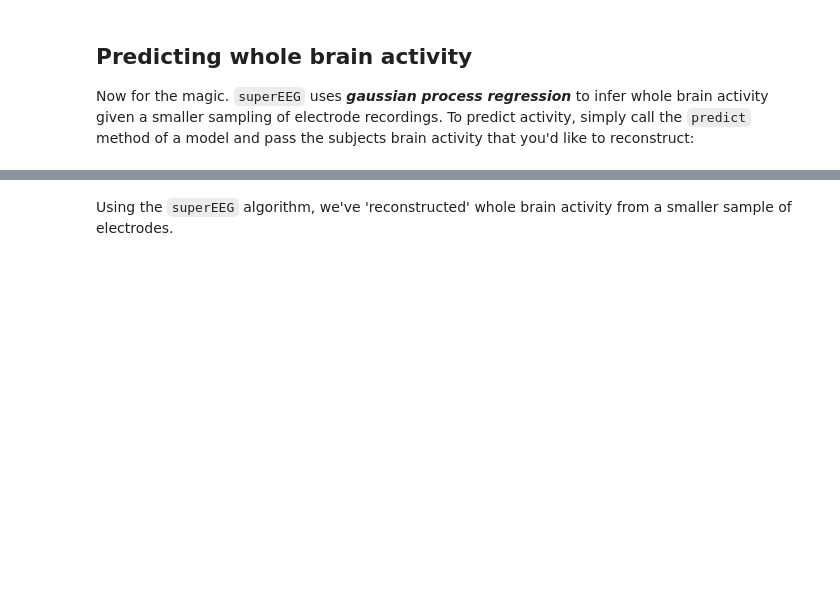
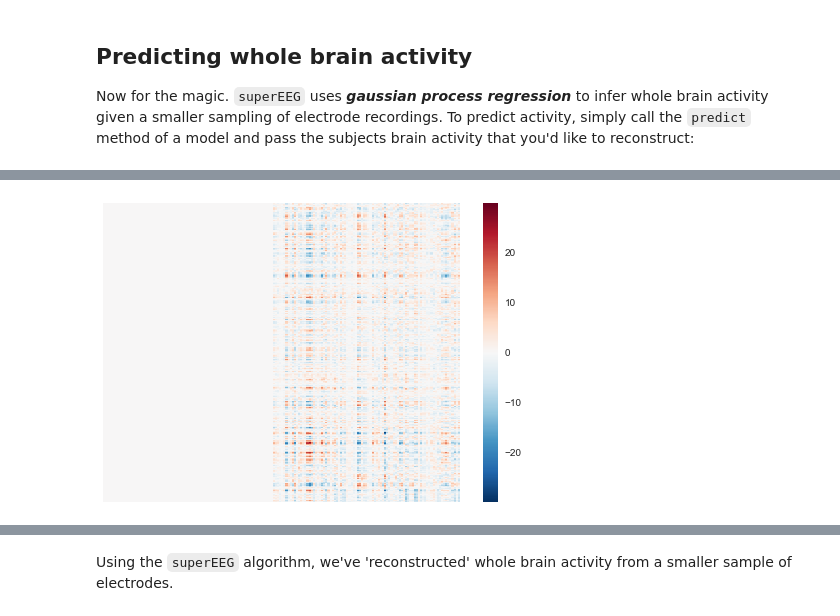
Before and after one commit to ContextLab/supereeg, a Jupyter notebook: docs/tutorial/Model objects.ipynb, the cells around one changed output, grey strips where cells are left out. Cells and saved outputs as stored; diff of their text form; code cells hidden in the pictures; blank space fills up the shorter version.

```diff
--- a/docs/tutorial/Model objects.ipynb
+++ b/docs/tutorial/Model objects.ipynb
@@ -135,0 +168,7 @@ Meta data: None
+# %%
+np.where(bor.get_locs()[:, 0] <0)
+
+bor.data.loc[:, bor.get_locs()[:, 0]<0]=0
+sns.heatmap(bor.get_data(), yticklabels=False, xticklabels=False)
+# %% [output]
+[figure, added]
```
Also changed, not shown: parts of 23 cells of this notebook, 10 other files.
